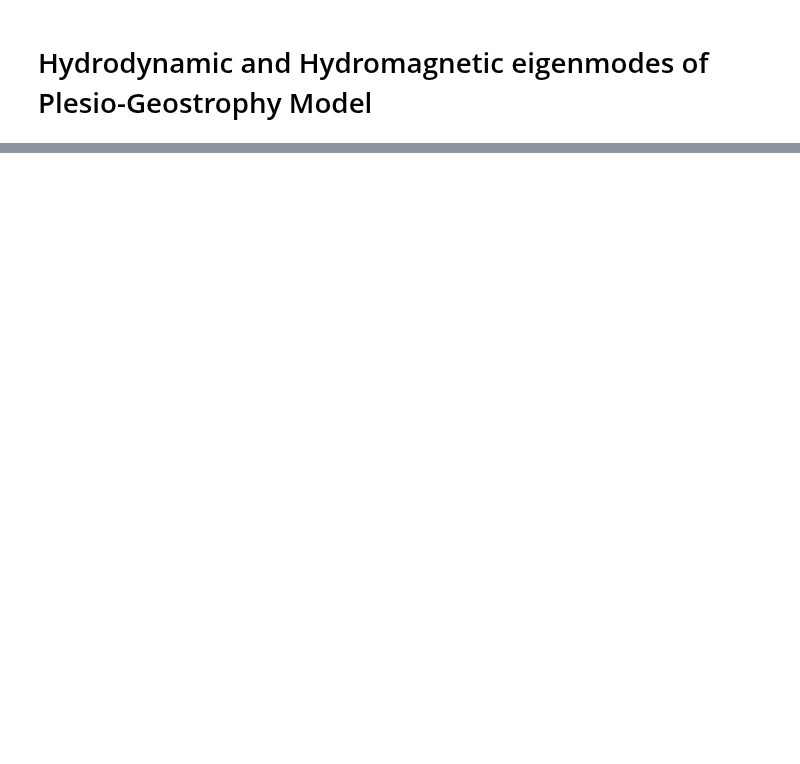
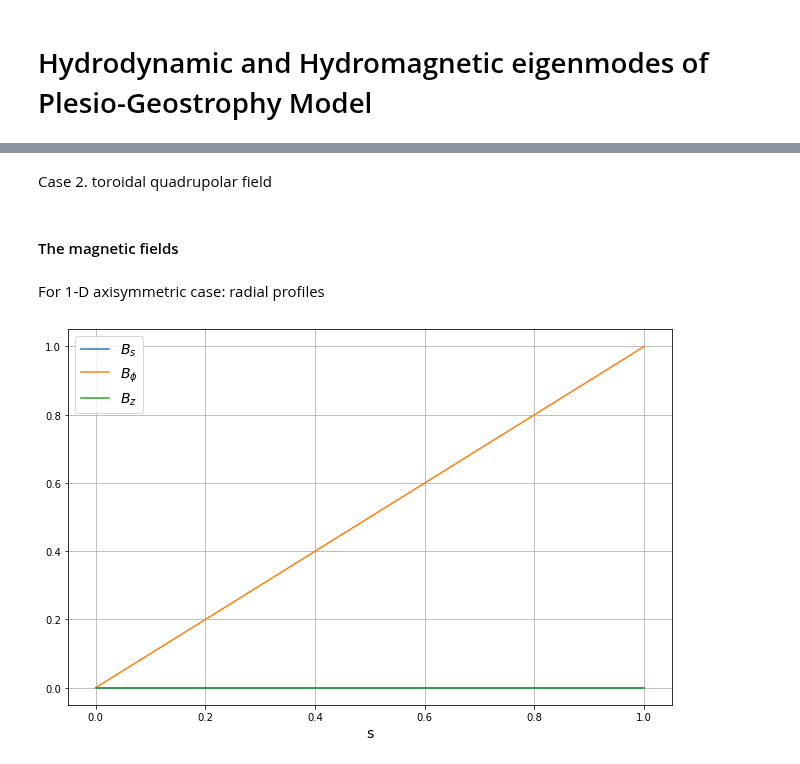
Before and after one commit to GentleMin/PlesioGeostroPy, a Jupyter notebook: EigenPG.ipynb, the cells around one changed output, grey strips where cells are left out. Drawn from its saved outputs; the diff is of its cells as text; code cells hidden in the pictures; blank space fills up the shorter version.

```diff
--- a/EigenPG.ipynb
+++ b/EigenPG.ipynb
@@ -17,9 +2,0 @@ from sympy_supp import vector_calculus_3d as v3d
-# %%
-x, y, z, t = sympy.symbols("x, y, z, t", real=True)
-s, p, r, theta = sympy.symbols(r"s, \phi, r, \theta", positive=True)
-n, m = sympy.symbols("n, m", integer=True)
-H = sympy.Function("H")(s)
-H_s = sympy.sqrt(1 - s**2)
-
-cyl_op = v3d.CylindricalCoordinates((s, p, z))
-sph_op = v3d.SphericalCoordinates((r, theta, p))
@@ -528,0 +25,4 @@ simplify
+# %%
+list_field_comp_str = ["s", r"\phi", "z"]
+list_field_names = ["psi", "mss", "mpp", "msp", "msz", "mpz", "zmss", "zmpp", "zmsp", "bs_e", "bp_e", "bz_e", "dbs_dz_e", "dbp_dz_e"]
+B_bg_label = ["B_" + subscript for subscript in list_field_comp_str]
@@ -528,0 +52,24 @@ simplify
+# %% [markdown]
+Case 2. toroidal quadrupolar field
+# %%
+B_bg = (S.Zero, pg_fields.s*(S.One - pg_fields.s**2 - pg_fields.z**2), S.Zero)
+# %% [markdown]
+#### The magnetic fields
+# %%
+B_fun = [sympy.lambdify((pg_fields.s, pg_fields.p, pg_fields.z), component, modules=["scipy", "numpy"]) for component in B_bg]
+# %% [markdown]
+For 1-D axisymmetric case: radial profiles
+# %%
+s_array = np.linspace(0, 1, num=100)
+
+fig, ax = plt.subplots(figsize=(9, 6))
+for i_comp, component in enumerate(B_fun):
+    ax.plot(s_array, component(s_array, 0, 0)*np.ones(s_array.shape), label='$' + B_bg_label[i_comp] + '$')
+
+ax.set_xlabel('s', fontsize=14)
+ax.grid(True)
+ax.legend(fontsize=14)
+plt.tight_layout()
+plt.show()
+# %% [output]
+[figure, added]
```
Also changed, not shown: parts of 93 cells of this notebook.
